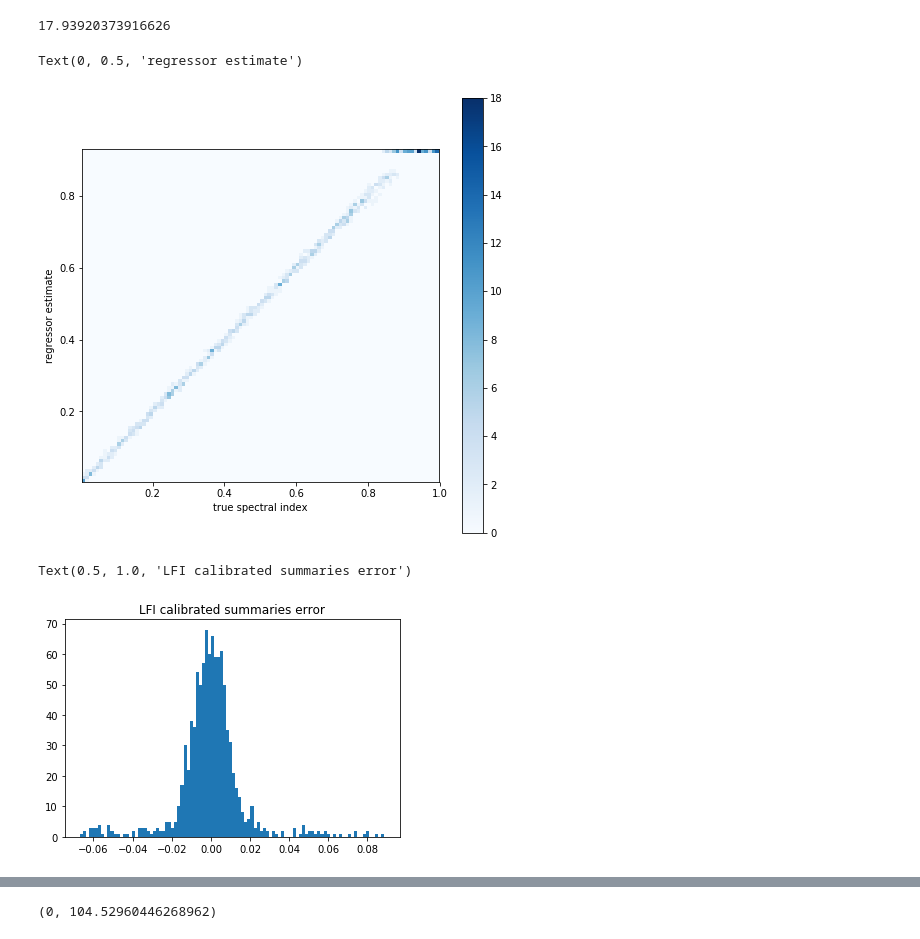
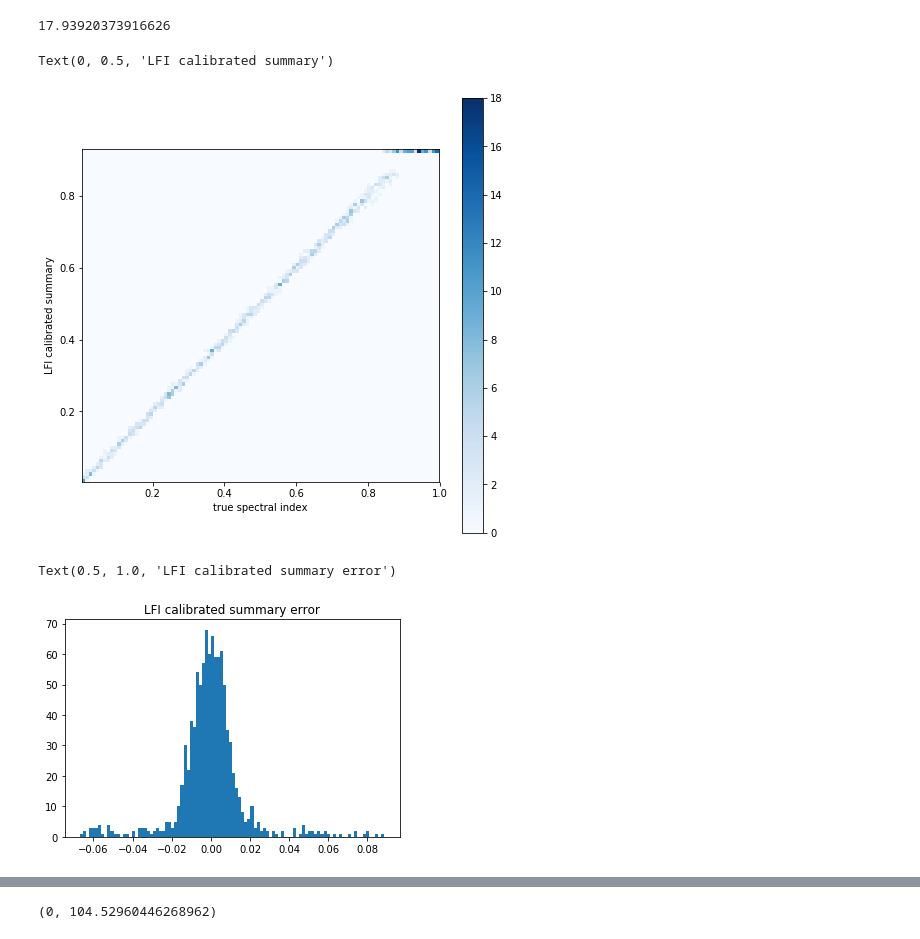
Before and after one commit to avirukt/lensing_ml, a Jupyter notebook: compare.ipynb, the cells around one changed output, grey strips where cells are left out. Drawn from its saved outputs; the diff is of its cells as text; code cells hidden in the pictures.

```diff
--- a/compare.ipynb
+++ b/compare.ipynb
@@ -7,17 +4,3 @@ import tensorflow_probability as tfp
-# %%
-def training_fn_generator(x,p):
-    def f():
-        dataset = tf.data.Dataset.from_tensor_slices((x.astype('float32'), p.astype('float32')))
-        dataset = dataset.repeat().shuffle(1000).batch(batch_size)
-        return dataset
-    return f
-
-def testing_fn_generator(x,p):
-    def f():
-        dataset = tf.data.Dataset.from_tensor_slices((x.astype('float32'), p.astype('float32')))
-        dataset = dataset.batch(batch_size)
-        return dataset
-    return f
 # %%
 nsims_train = 10**5
 nsims_test = 10**3
@@ -161,6 +61,8 @@ class one_param_1(LFI):
                 model_dir=None,
                 config=None,
                 n_samples = 2000):
+        self.labels = label_columns
+        self.n_samples = n_samples
 
         def _model_fn(features, labels, mode):
             training=mode == tf.estimator.ModeKeys.TRAIN
@@ -241,11 +143,10 @@ class one_param_1(LFI):
                                               train_op=train_op,
                                               eval_metric_ops=eval_metric_ops)
 
-        super(self.__class__, self).__init__(model_fn=_model_fn,
+        super(self.__class__, self).__init__(feature_columns,label_columns,
+                                             model_fn=_model_fn,
                                              model_dir=model_dir,
                                              config=config)
-        self.labels = label_columns
-        self.n_samples = n_samples
 
 model = one_param_1(["field"], ["power spectral index"], model_dir='/global/cscratch1/sd/avirukt/models/psi1')
 model.train(training_fn_generator(x_train, p_train), max_steps=30*nsims_train//batch_size)
@@ -626,13 +514,13 @@ hist2d(p_test.flatten(),calibrated_estimates,100,cmap="Blues")
 colorbar()
 gca().set_aspect("equal")
 xlabel("true spectral index")
-ylabel("regressor estimate")
+ylabel("LFI calibrated summary")
 # %% [output]
-Text(0, 0.5, 'regressor estimate')
+Text(0, 0.5, 'LFI calibrated summary')
-[figure, old version]
+[figure, new version]
 # %%
 hist(array(calibrated_estimates).flatten()-p_test.flatten(),100)
-title("LFI calibrated summaries error")
+title("LFI calibrated summary error")
 # %% [output]
-Text(0.5, 1.0, 'LFI calibrated summaries error')
+Text(0.5, 1.0, 'LFI calibrated summary error')
-[figure, old version]
+[figure, new version]
```
Also changed, not shown: parts of 28 cells of this notebook, 2 other files.
